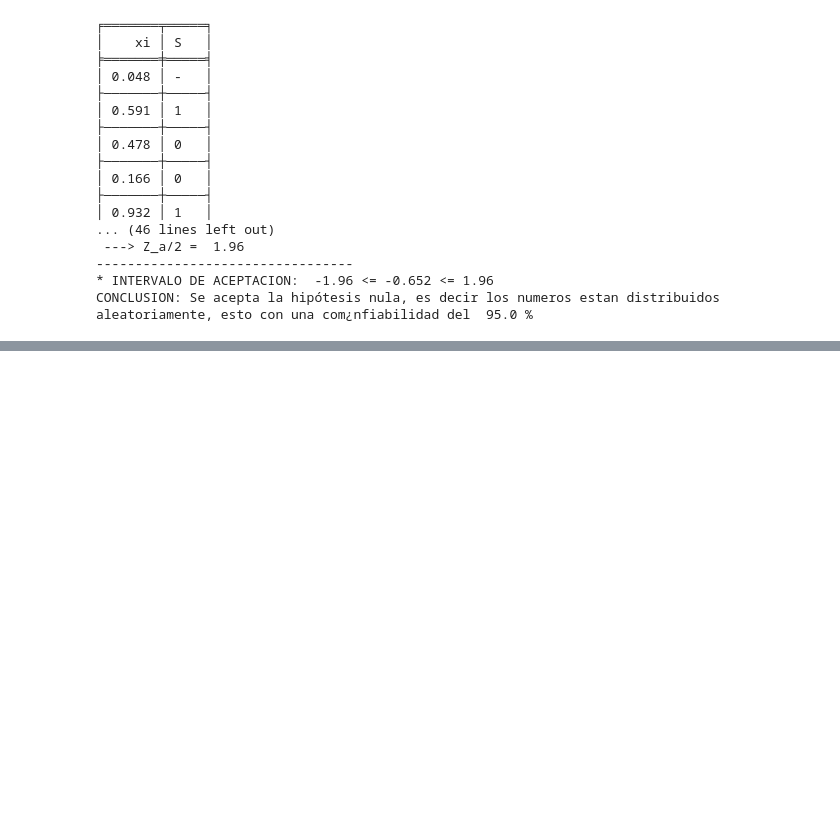
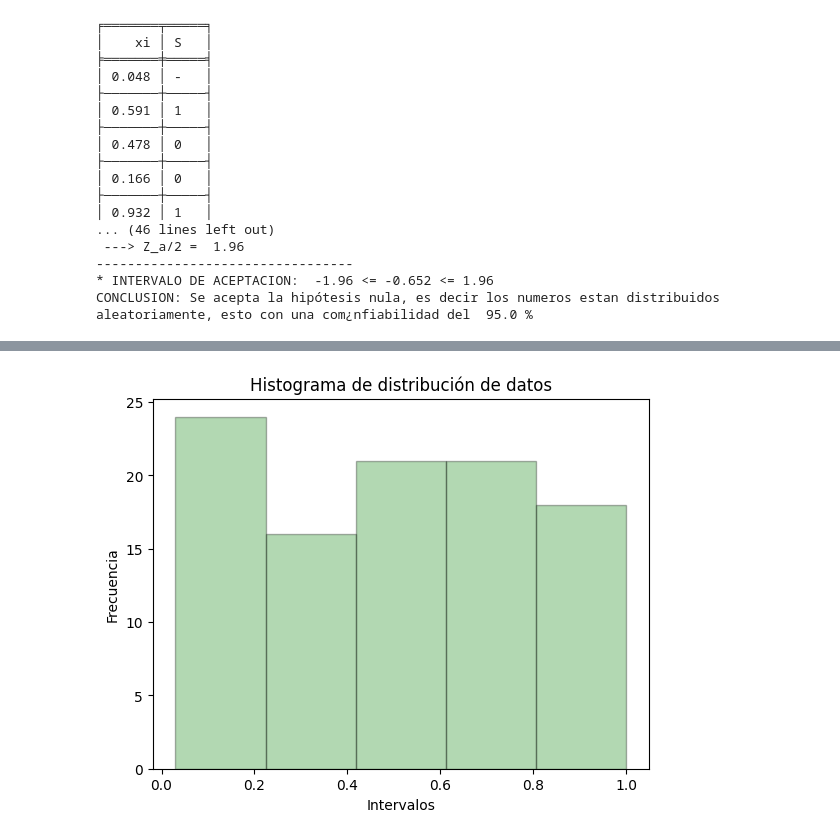
Before and after one commit to Aragnzlz/SIMUL-I, a Jupyter notebook: P_de_Corridas.ipynb, the cells around one changed output, grey strips where cells are left out. Drawn from its saved outputs; the diff is of its cells as text; code cells hidden in the pictures; blank space fills up the shorter version.

```diff
--- a/P_de_Corridas.ipynb
+++ b/P_de_Corridas.ipynb
@@ -85,0 +198,94 @@ CONCLUSION: Se acepta la hipótesis nula, es decir los numeros estan distribuido
+# %%
+datos = [0.78, 0.98, 0.24, 0.73, 0.43, 0.16, 0.78, 0.47, 0.18, 0.55, 0.04, 0.29, 0.68, 0.77, 0.16, 0.03, 0.79, 0.22, 0.37, 0.80, 0.96, 0.26, 0.91, 0.55, 0.75, 0.55, 0.64, 0.39, 0.53, 0.45, 0.61, 0.14, 0.38, 0.12, 0.40, 0.74, 0.78, 0.98, 0.27, 0.60, 0.43, 0.67, 0.62, 0.32, 0.53, 0.54, 0.24, 0.29, 0.18, 0.08, 0.82, 0.94, 0.19, 0.98, 0.41, 1.00, 0.74, 0.92, 0.14, 0.43, 0.83, 0.88, 0.18, 0.21, 0.50, 0.13, 0.43, 0.69, 0.08, 0.12, 0.22, 0.50, 0.16, 0.11, 0.18, 0.89, 0.80, 0.42, 0.29, 0.87, 0.83, 0.79, 0.65, 0.28, 0.78, 0.49, 0.36, 0.86, 0.87, 0.64, 0.51, 0.07, 0.18, 0.94, 0.50, 0.22, 0.66, 0.91, 0.48, 0.24]
+
+clases = 5
+f1 = 0
+f2 = 0
+f3 = 0
+f4 = 0
+f5 = 0
+i = 0
+
+
+for i in range(100):
+    if 0 <= datos[i] <= 0.20:
+        f1 = f1+ 1
+    elif 0.21 <= datos[i] <= 0.40:
+        f2 = f2 + 1
+    elif 0.41 <= datos[i] <= 0.60:
+        f3 = f3 + 1
+    elif 0.61 <= datos[i] <= 0.80:
+        f4 = f4 + 1
+    elif 0.81 <= datos[i] <= 1:
+        f5 = f5 + 1
+
+#Calvualmos la frecuencia esperada fe
+frec = [f1,f2,f3,f4,f5]
+fe = len(datos)/clases
+fes = [20,20, 20, 20, 20]
+fofe = []
+fofe_2 = []
+fofe_2_fe = []
+for i in range(5):
+  fofe.insert(i,frec[i]-fe)
+  fofe_2.insert(i,fofe[i]**2)
+  fofe_2_fe.insert(i,fofe_2[i]/fe)
+
+inter = ["(0.01-0.20)", "(0.21-0.40)", "(0.41-0.60)","(0.61-0.80)", "(0.81-1.00)"]
+
+A = [[inter[i],frec[i],fes[i], fofe[i],fofe_2[i], fofe_2_fe[i]] for i in range(5)]
+head = ["Clases","fo","fe","fo-fe", "(fo-fe)^2", "(fo-fe)^2/fe"]
+A.insert(0,head)
+
+from tabulate import tabulate
+# Imprimir los datos en formato de tabla
+print(tabulate(A, headers="firstrow", tablefmt="fancy_grid"))
+
+#Imprimir un histograma
+import matplotlib.pyplot as plt
+# Histograma
+plt.hist(datos, bins=clases, color='green', edgecolor='black', alpha=0.3)
+plt.title('Histograma de distribución de datos')
+plt.xlabel('Intervalos')
+plt.ylabel('Frecuencia')
+plt.show()
+
+# Sumar los elementos
+est=sum(fofe_2_fe[i] for i in range(5)) # sumar los elemento de la lista
+print("Estadístico de prueba: ", est)
+
+from scipy.stats import chi2
+
+# Grados de libertad
+grados_libertad = clases - 1
+
+# Nivel de confianza (90% / 100= 0.90)
+nivel_confianza = 0.95
+
+# Calcular el valor crítico de chi-cuadrada para el nivel de confianza dado
+valc = chi2.ppf(nivel_confianza, grados_libertad)
+valor_critico = round(valc, 1)
+print("Valor crítico:", valor_critico)
+
+
+if est <= valor_critico:
+  text1="Aceptamos la hipotesis nula (Ho) dado que {} <= {}".format(est,valor_critico)
+  text2="Los datos pueden seguir una distribución uniforme"
+  text3="Conclusión: No existe diferencia entre las proporciones de cada intervalo establecido."
+  longitud_cuadro = max(len(text1), len(text2),len(text3)) + 4
+  print("*" * longitud_cuadro)
+  print(f"* {text1} *")
+  print(f"* {text2} *")
+  print(f"{text3}")
+  print("*" * longitud_cuadro)
+elif est > valor_critico:
+  text1="Rechazamos la hipotesis nula (Ho) dado que {} > {}".format(est,valor_critico)
+  text2="Los datos no siguen una distribución uniforme"
+  text3="Conclusión: Existe diferencia entre las proporciones de los datos."
+  longitud_cuadro = max(len(text1), len(text2),len(text3))
+  print("*" * longitud_cuadro)
+  print(f"* {text1} *")
+  print(f"* {text2} *")
+  print(f" {text3} ")
+  print("*" * longitud_cuadro)
+# %% [output]
@@ -85,0 +305 @@ CONCLUSION: Se acepta la hipótesis nula, es decir los numeros estan distribuido
+[figure, added]
```
Also changed, not shown: parts of 10 cells of this notebook.
